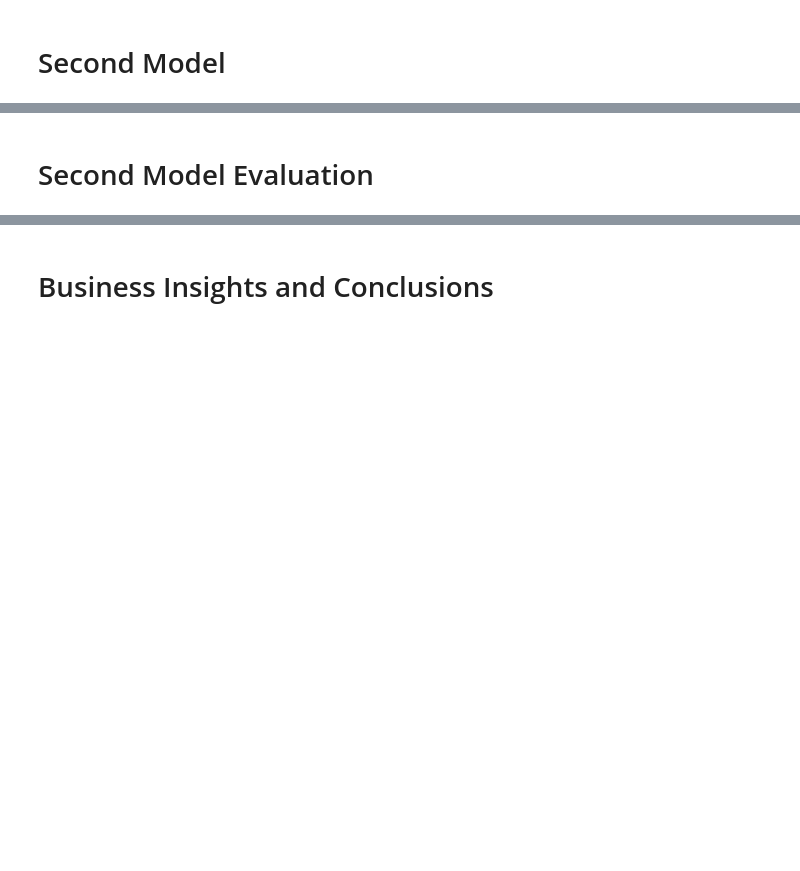
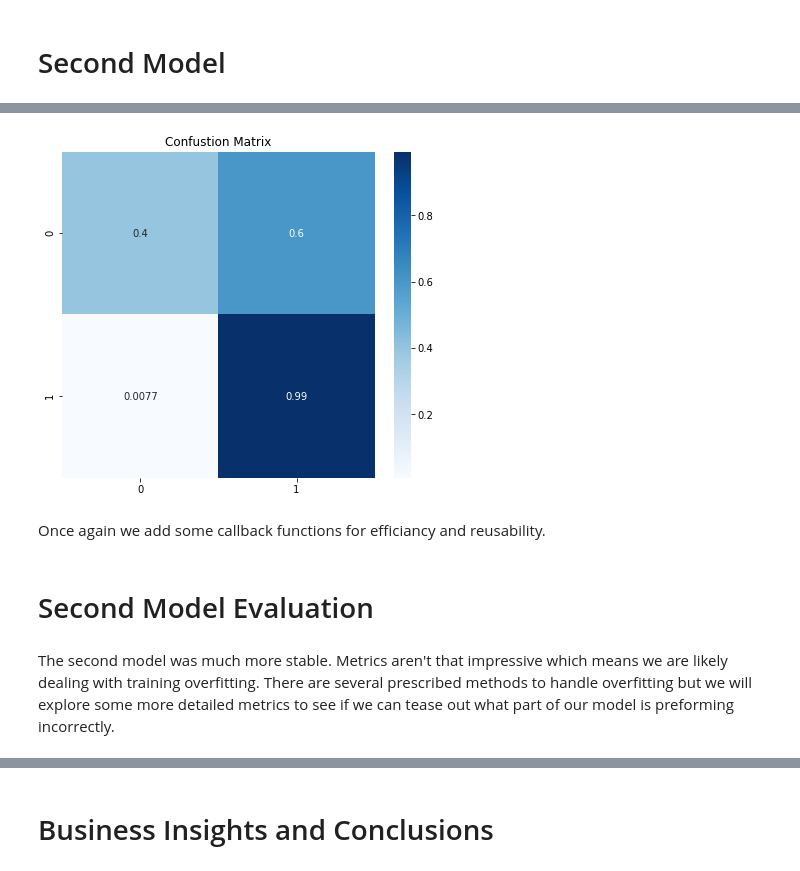
Before and after one commit to minthammock/dsc-mod-4-project-v2-1-onl01-dtsc-pt-041320, a Jupyter notebook: project_notebook.ipynb, the cells around one changed output, grey strips where cells are left out. Cells and saved outputs as stored; diff of their text form; code cells hidden in the pictures; blank space fills up the shorter version.

```diff
--- a/project_notebook.ipynb
+++ b/project_notebook.ipynb
@@ -165,0 +291,8 @@ dfBaseline.plot(ax = ax)
+# %%
+y_hat_val = secondModel.predict(valImages)
+y_val = valImageLabels
+confustion_matrix(y_val, y_hat_val)
+# %% [output]
+[figure, added]
+# %% [markdown]
+Once again we add some callback functions for efficiancy and reusability.
@@ -166,2 +306,4 @@ dfBaseline.plot(ax = ax)
 # %% [markdown]
 # Second Model Evaluation
+# %% [markdown]
+The second model was much more stable. Metrics aren't that impressive which means we are likely dealing with training overfitting. There are several prescribed methods to handle overfitting but we will explore some more detailed metrics to see if we can tease out what part of our model is preforming incorrectly.
```
Also changed, not shown: parts of 85 cells of this notebook, 2 other files.
